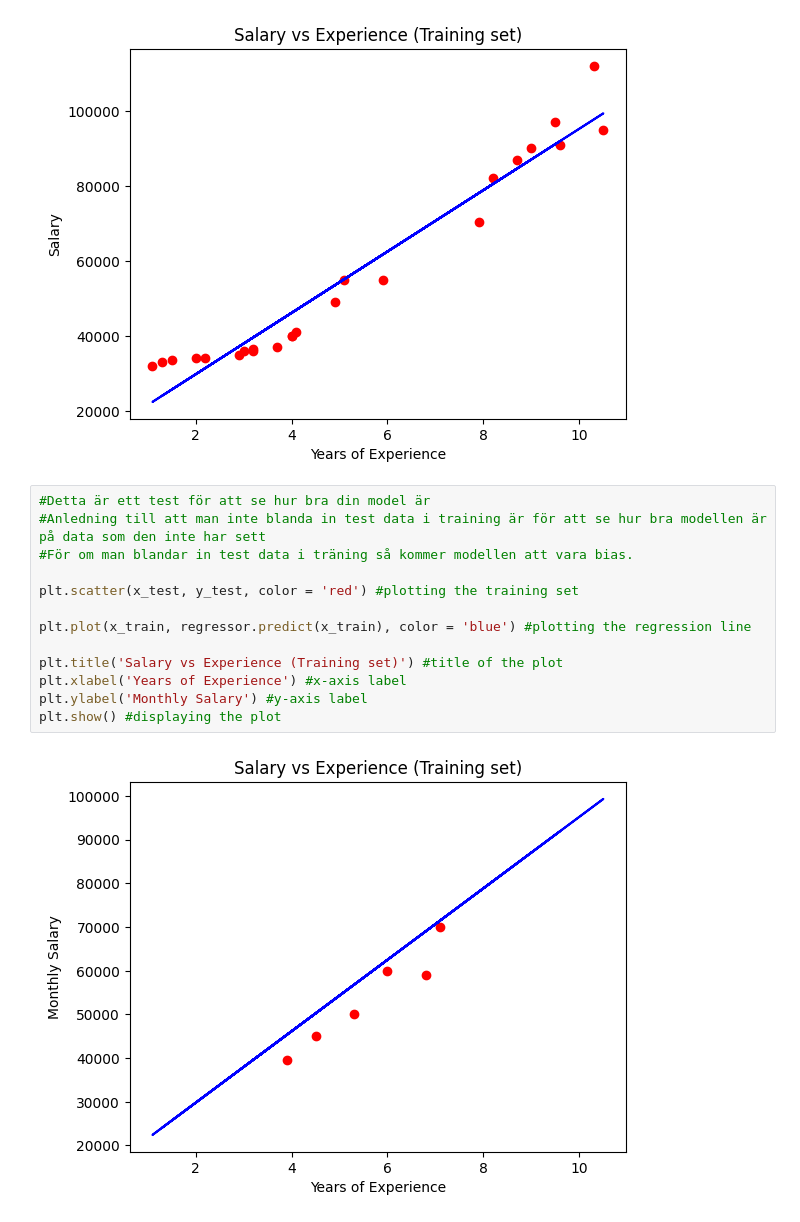
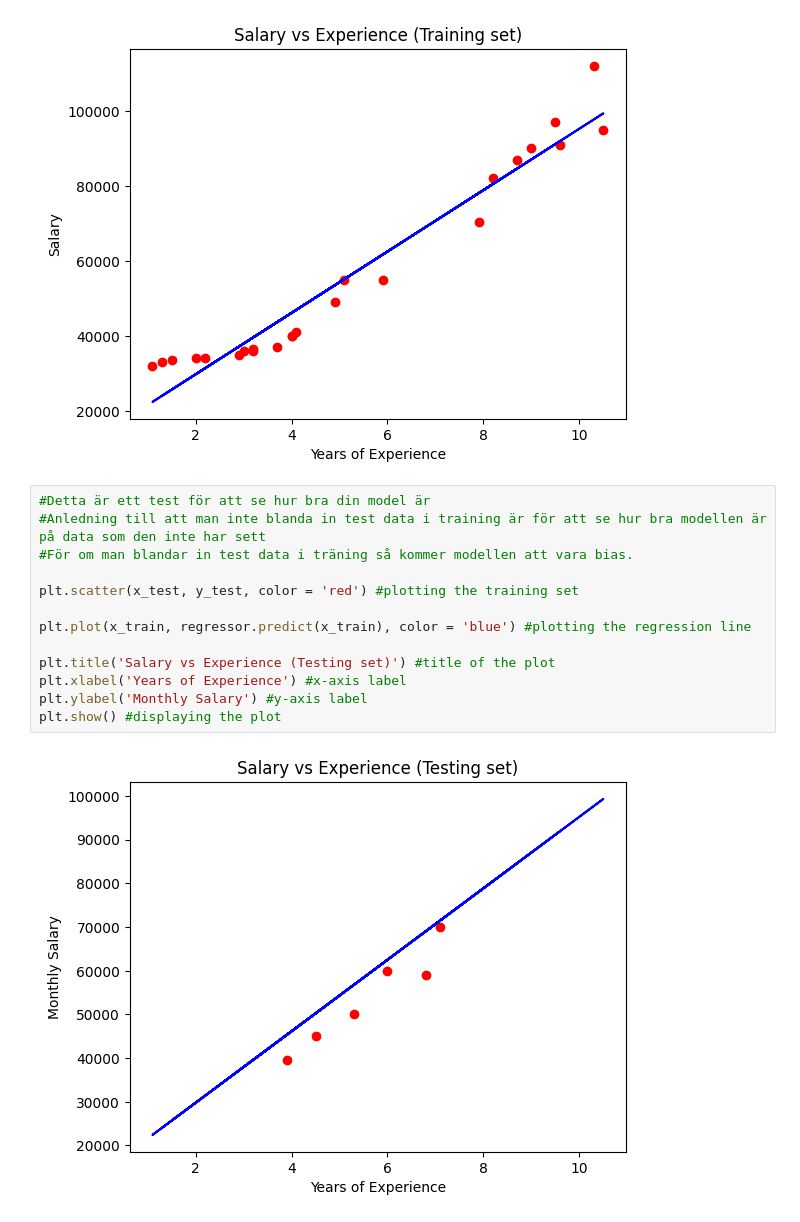
Before and after one commit to Snanskl/Salary-Experience, a Jupyter notebook: Analytics.ipynb, the cells around one changed output. Cells and saved outputs as stored; diff of their text form.

```diff
--- a/Analytics.ipynb
+++ b/Analytics.ipynb
@@ -86,15 +86,15 @@ plt.show() #displaying the plot
 # %%
 #Detta är ett test för att se hur bra din model är
 #Anledning till att man inte blanda in test data i training är för att se hur bra modellen är på data som den inte har sett
 #För om man blandar in test data i träning så kommer modellen att vara bias.
 
 plt.scatter(x_test, y_test, color = 'red') #plotting the training set
 
 plt.plot(x_train, regressor.predict(x_train), color = 'blue') #plotting the regression line
 
-plt.title('Salary vs Experience (Training set)') #title of the plot
+plt.title('Salary vs Experience (Testing set)') #title of the plot
 plt.xlabel('Years of Experience') #x-axis label
 plt.ylabel('Monthly Salary') #y-axis label
 plt.show() #displaying the plot
 # %% [output]
-[figure, old version]
+[figure, new version]
```
Also changed, not shown: 1 other file.
